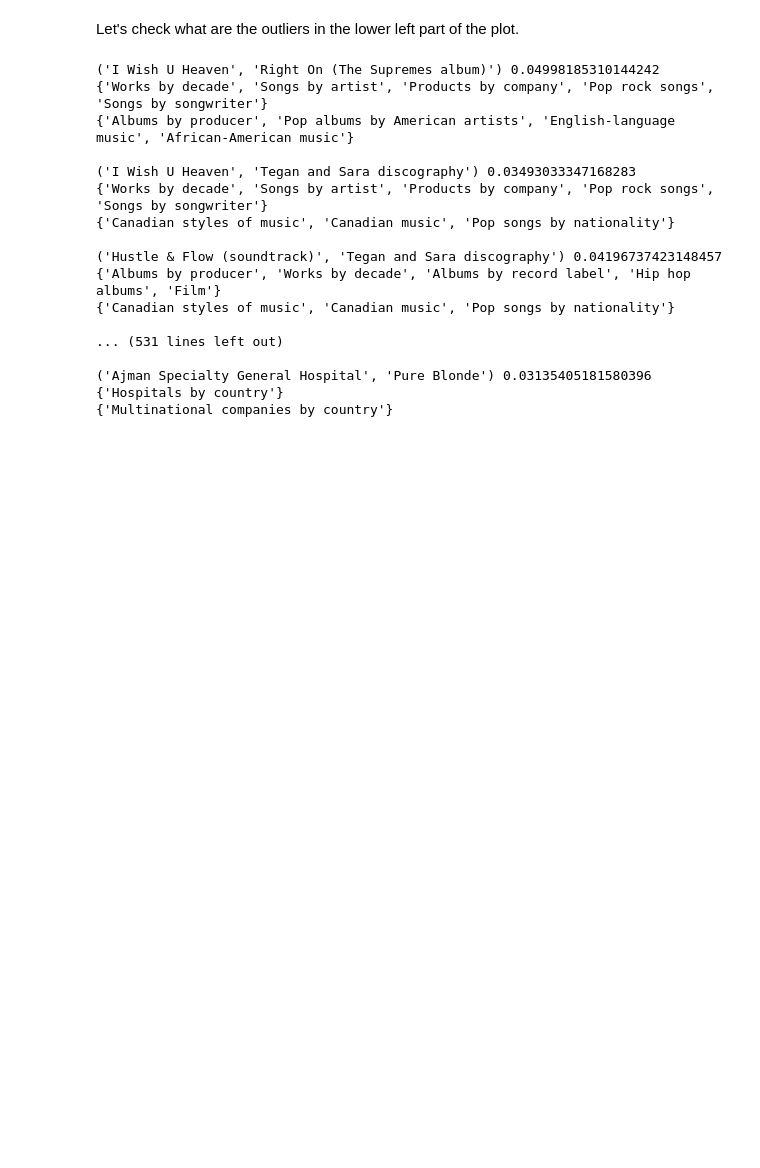
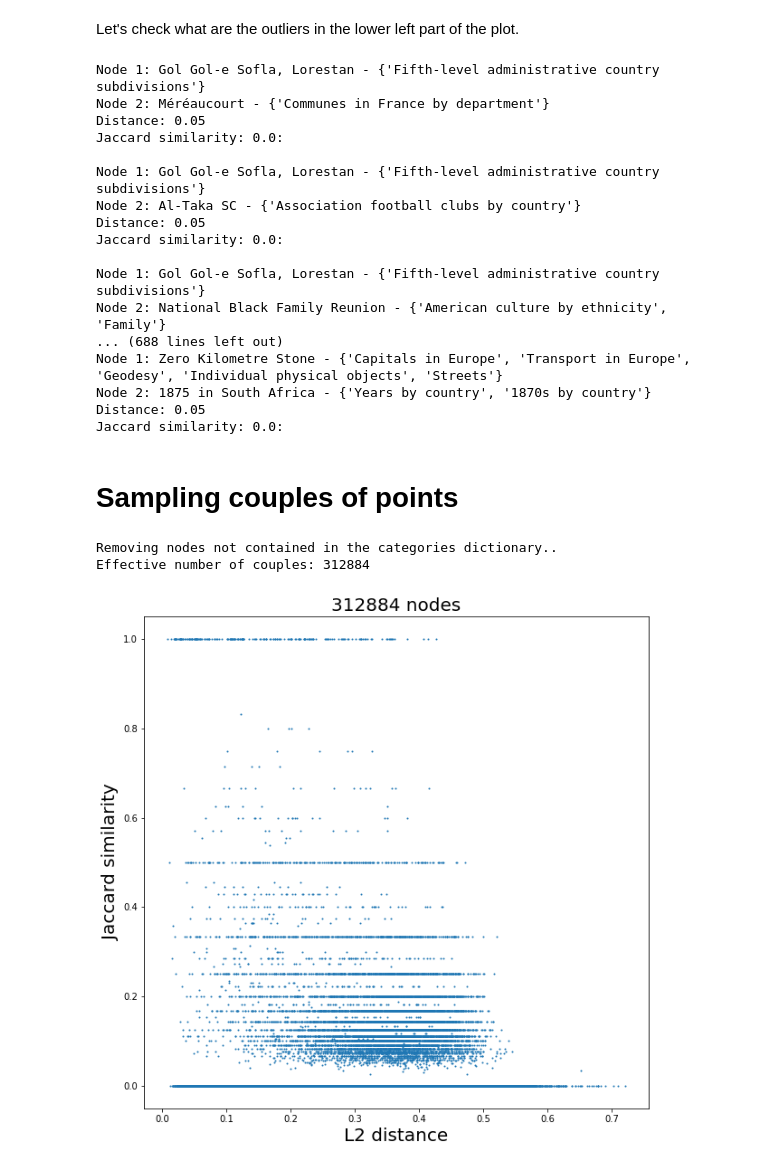
Before and after one commit to Nicolaus93/biggraph, a Jupyter notebook: jupyter/enwiki-2016.ipynb, the cells around one changed output. Saved outputs shown, nothing was run; the diff lists cells and outputs as text; code cells hidden in the pictures; blank space fills up the shorter version.

Commit message:
comparing couple of points

```diff
--- a/jupyter/enwiki-2016.ipynb
+++ b/jupyter/enwiki-2016.ipynb
@@ -285,21 +292,63 @@ def outliersLowerLeft(scores, dist, ids, t1, t2):
             print()
 # %%
-outliersLowerLeft(js, eu_dist, titles, 0.05, 0.1)
+outliersLowerLeft(js, eu_dist, ids, categs, 0.05, 0.1)
 # %% [output]
-('I Wish U Heaven', 'Right On (The Supremes album)') 0.04998185310144242
-{'Works by decade', 'Songs by artist', 'Products by company', 'Pop rock songs', 'Songs by songwriter'}
-{'Albums by producer', 'Pop albums by American artists', 'English-language music', 'African-American music'}
+Node 1: Gol Gol-e Sofla, Lorestan - {'Fifth-level administrative country subdivisions'}
+Node 2: Méréaucourt - {'Communes in France by department'}
+Distance: 0.05
+Jaccard similarity: 0.0:
 
-('I Wish U Heaven', 'Tegan and Sara discography') 0.03493033347168283
-{'Works by decade', 'Songs by artist', 'Products by company', 'Pop rock songs', 'Songs by songwriter'}
-{'Canadian styles of music', 'Canadian music', 'Pop songs by nationality'}
+Node 1: Gol Gol-e Sofla, Lorestan - {'Fifth-level administrative country subdivisions'}
+Node 2: Al-Taka SC - {'Association football clubs by country'}
+Distance: 0.05
+Jaccard similarity: 0.0:
 
-('Hustle & Flow (soundtrack)', 'Tegan and Sara discography') 0.04196737423148457
-{'Albums by producer', 'Works by decade', 'Albums by record label', 'Hip hop albums', 'Film'}
-{'Canadian styles of music', 'Canadian music', 'Pop songs by nationality'}
-
-... (531 lines left out)
-
-('Ajman Specialty General Hospital', 'Pure Blonde') 0.03135405181580396
-{'Hospitals by country'}
-{'Multinational companies by country'}
+Node 1: Gol Gol-e Sofla, Lorestan - {'Fifth-level administrative country subdivisions'}
+Node 2: National Black Family Reunion - {'American culture by ethnicity', 'Family'}
+... (688 lines left out)
+Node 1: Zero Kilometre Stone - {'Capitals in Europe', 'Transport in Europe', 'Geodesy', 'Individual physical objects', 'Streets'}
+Node 2: 1875 in South Africa - {'Years by country', '1870s by country'}
+Distance: 0.05
+Jaccard similarity: 0.0:
+# %% [markdown]
+# Sampling couples of points
+# %%
+def couplesPlot(x, entities,  n=10e5, save=False):
+    n = int(n)
+    subset = np.random.choice(len(x), n, replace=True)
+    ids = [i for i in get_id("enwiki-2016", subset, entities)]
+    # polishing
+    print("Removing nodes not contained in the categories dictionary..")
+    indices = []
+    for pos, value in enumerate(ids):
+        if value in categs:
+            if len(categs[value]) > 0:
+                indices.append(pos)
+    # need an even number for couples
+    if len(indices) % 2 == 1:
+        indices = indices[:-1]
+    ids = [ids[i] for i in indices]
+    x_subset = [x[subset[i]] for i in indices]
+    m = len(ids) // 2
+    print("Effective number of couples: {}".format(m))
+    # compute
+    jaccard_scores = [0] * m
+    dist = [0] * m
+    for i in range(m):
+        jaccard_scores[i] = jaccard_sim(categs[ids[i]], categs[ids[i + 1]])
+        dist[i] = np.linalg.norm(x_subset[i] - x_subset[i + 1])
+
+    fig, ax = plt.subplots(figsize=(10, 10))
+    ax.set_title("{} nodes".format(m), fontsize=20)
+    plt.scatter(dist, jaccard_scores, s=1)
+    ax.set_ylabel('Jaccard similarity', fontsize=20)
+    ax.set_xlabel('L2 distance', fontsize=20)
+    if save:
+        plt.savefig('js_vs_eudist.png', dpi=200)
+    plt.show()
+# %%
+couplesPlot(x, entities, n=10e5)
+# %% [output]
+Removing nodes not contained in the categories dictionary..
+Effective number of couples: 312884
+[figure, added]
```
Also changed, not shown: parts of 11 cells of this notebook.
